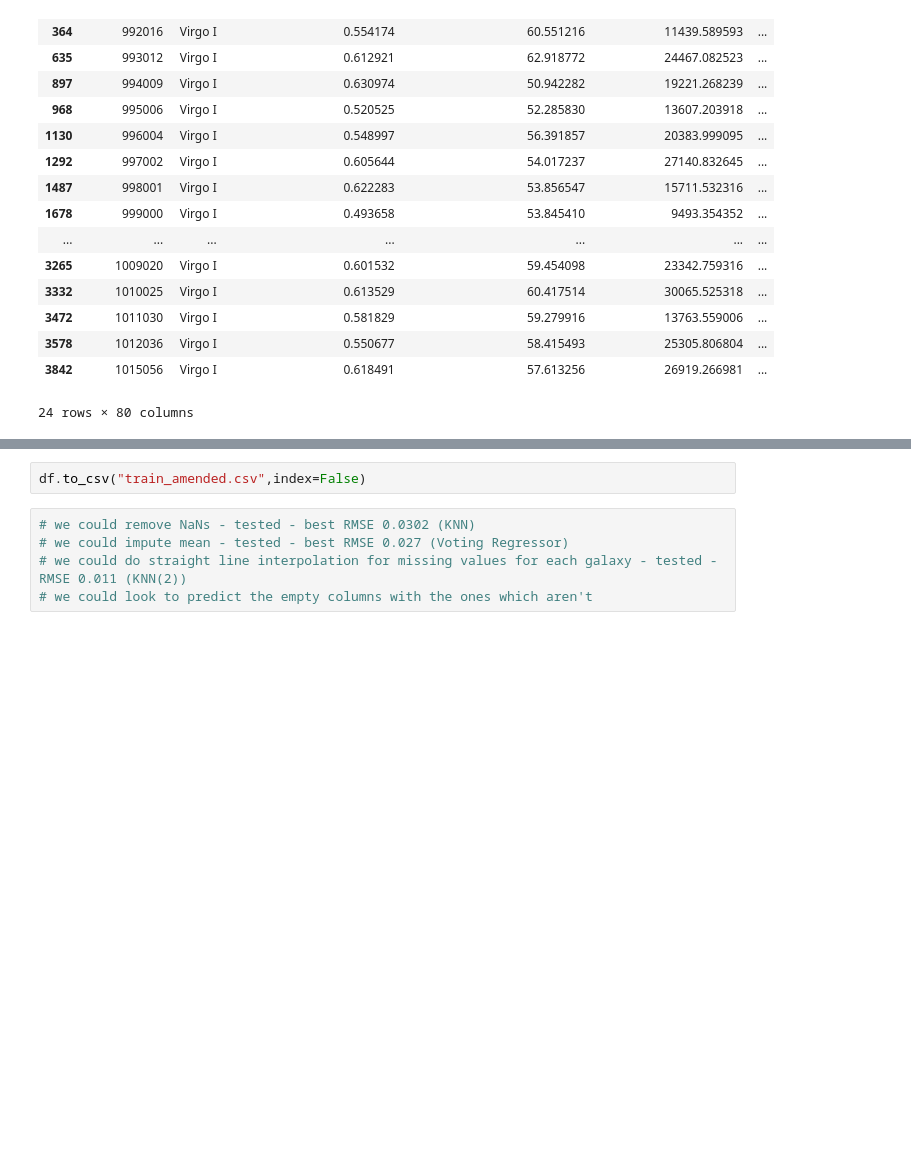
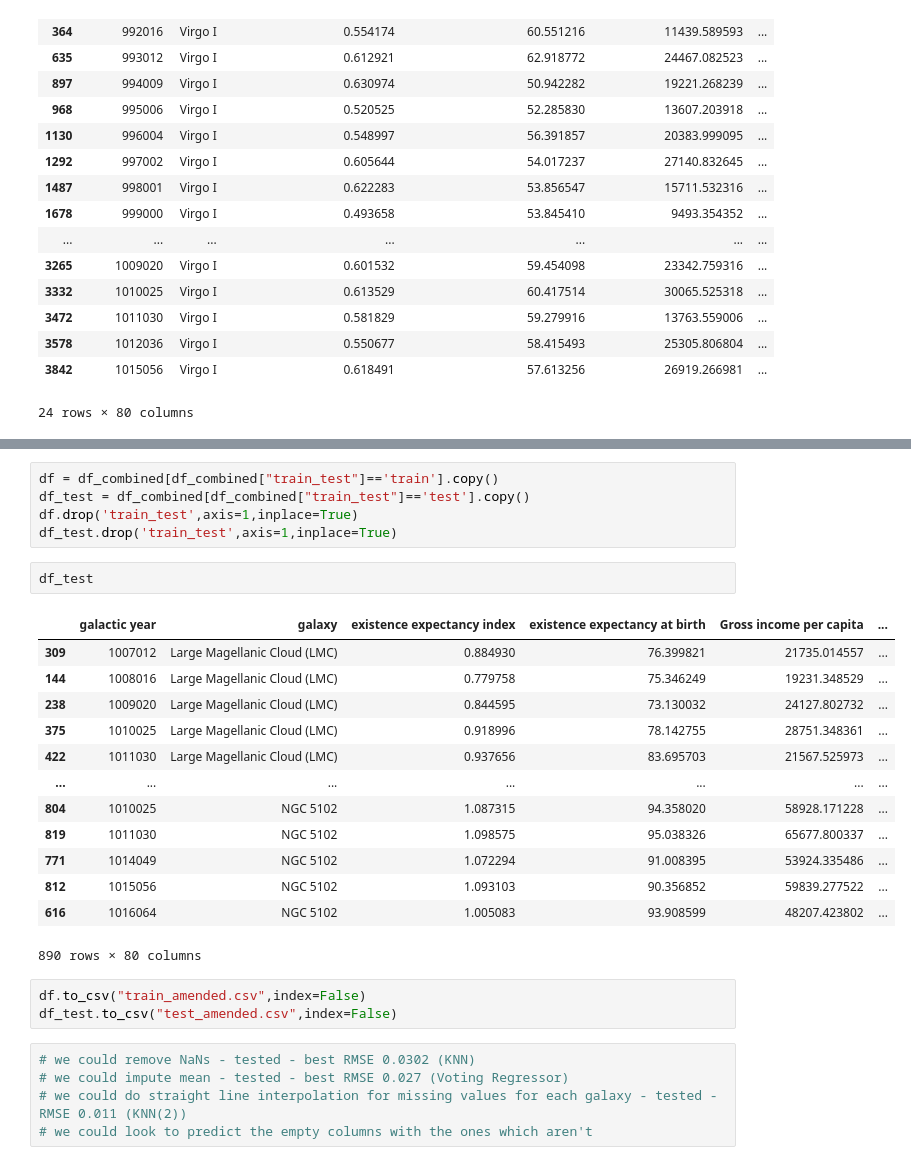
Before and after one commit to LukeBetham/PROHACK-OCISLY, a Jupyter notebook: Cleaning-EDA-Luke-Prohack.ipynb, the cells around one changed output, grey strips where cells are left out. Drawn from its saved outputs; the diff is of its cells as text; blank space fills up the shorter version.

```diff
--- a/Cleaning-EDA-Luke-Prohack.ipynb
+++ b/Cleaning-EDA-Luke-Prohack.ipynb
@@ -170,5 +194,27 @@ df
+# %%
+df = df_combined[df_combined["train_test"]=='train'].copy()
+df_test = df_combined[df_combined["train_test"]=='test'].copy()
+df.drop('train_test',axis=1,inplace=True)
+df_test.drop('train_test',axis=1,inplace=True)
+# %%
+df_test
+# %% [output]
+|  | galactic year | galaxy | existence expectancy index | existence expectancy at birth | Gross income per capita | ... |
+| 309 | 1007012 | Large Magellanic Cloud (LMC) | 0.884930 | 76.399821 | 21735.014557 | ... |
+| 144 | 1008016 | Large Magellanic Cloud (LMC) | 0.779758 | 75.346249 | 19231.348529 | ... |
+| 238 | 1009020 | Large Magellanic Cloud (LMC) | 0.844595 | 73.130032 | 24127.802732 | ... |
+| 375 | 1010025 | Large Magellanic Cloud (LMC) | 0.918996 | 78.142755 | 28751.348361 | ... |
+| 422 | 1011030 | Large Magellanic Cloud (LMC) | 0.937656 | 83.695703 | 21567.525973 | ... |
+| ... | ... | ... | ... | ... | ... | ... |
+| 804 | 1010025 | NGC 5102 | 1.087315 | 94.358020 | 58928.171228 | ... |
+| 819 | 1011030 | NGC 5102 | 1.098575 | 95.038326 | 65677.800337 | ... |
+| 771 | 1014049 | NGC 5102 | 1.072294 | 91.008395 | 53924.335486 | ... |
+| 812 | 1015056 | NGC 5102 | 1.093103 | 90.356852 | 59839.277522 | ... |
+| 616 | 1016064 | NGC 5102 | 1.005083 | 93.908599 | 48207.423802 | ... |
+890 rows × 80 columns
 # %%
 df.to_csv("train_amended.csv",index=False)
+df_test.to_csv("test_amended.csv",index=False)
 # %%
 # we could remove NaNs - tested - best RMSE 0.0302 (KNN)
 # we could impute mean - tested - best RMSE 0.027 (Voting Regressor)
```
Also changed, not shown: parts of 9 cells of this notebook, 3 other files.
